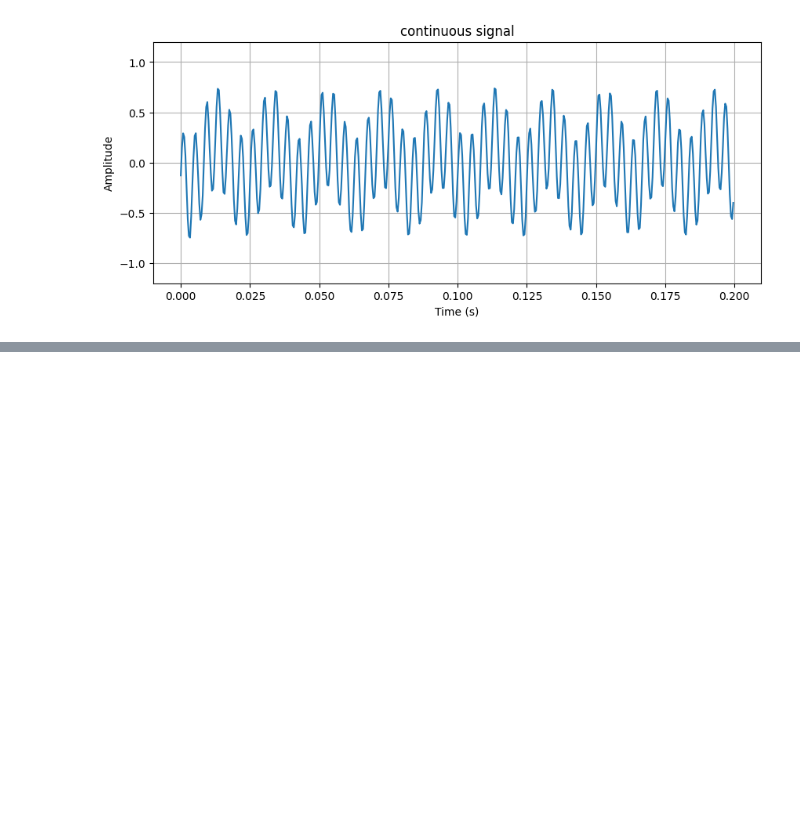
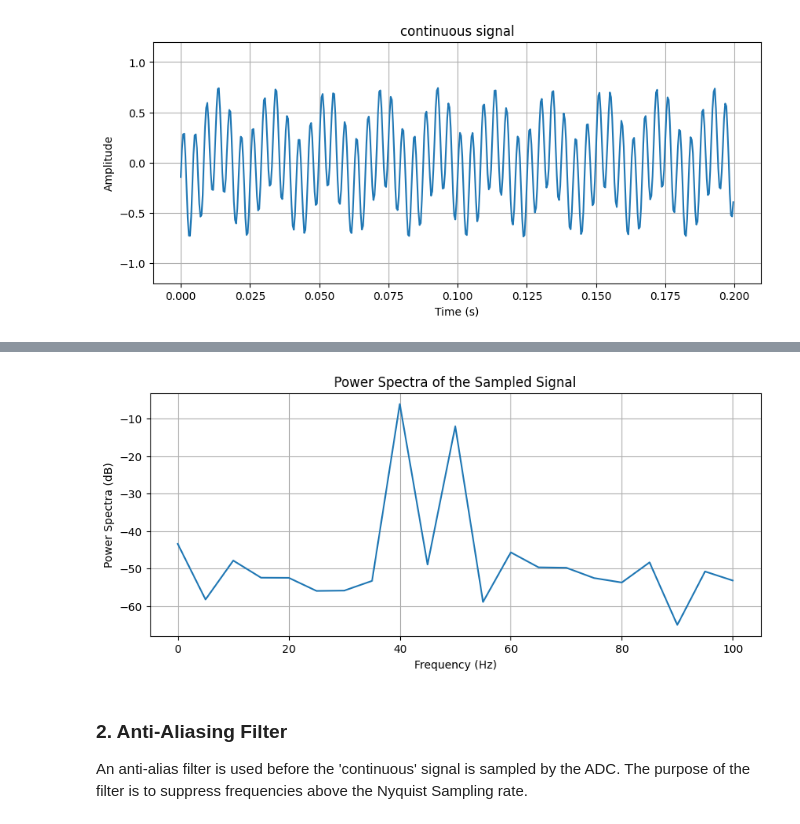
Before and after one commit to himanshudutta11/RFSoC_notebooks, a Jupyter notebook: notebook_B/adc_dac.ipynb, the cells around one changed output, grey strips where cells are left out. Cells and saved outputs as stored; diff of their text form; code cells hidden in the pictures; blank space fills up the shorter version.

Commit message:
filter

```diff
--- a/notebook_B/adc_dac.ipynb
+++ b/notebook_B/adc_dac.ipynb
@@ -39,0 +73,19 @@ hf.plot_timeseries("continuous signal",
+# %%
+# Compute the sampled signal's log-scale power spectra
+Y = np.fft.fft(y)
+Y_norm = np.abs(Y)*2/N
+Y_log = 20*np.log10(Y_norm)
+
+# Plot the log-scale power spectra of the sampled signal
+fig = plt.figure(figsize=(10,4))
+axes = fig.add_subplot(1, 1, 1)
+axes.plot(np.arange(0, N//2+1)*fs/N, Y_log[0:N//2+1])
+axes.set_title('Power Spectra of the Sampled Signal')
+axes.set_xlabel('Frequency (Hz)')
+axes.set_ylabel('Power Spectra (dB)')
+axes.grid(True, 'Major')
+# %% [output]
+[figure, added]
+# %% [markdown]
+### 2. Anti-Aliasing Filter
+An anti-alias filter is used before the 'continuous' signal is sampled by the ADC. The purpose of the filter is to suppress frequencies above the Nyquist Sampling rate.
```
Also changed, not shown: parts of 10 cells of this notebook, 1 other file.
